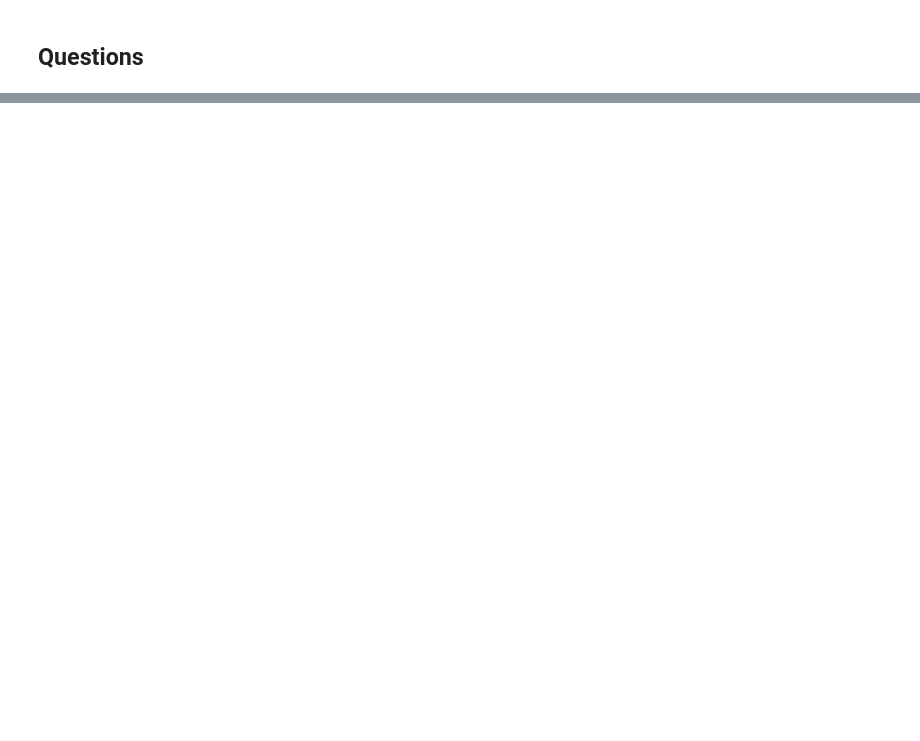
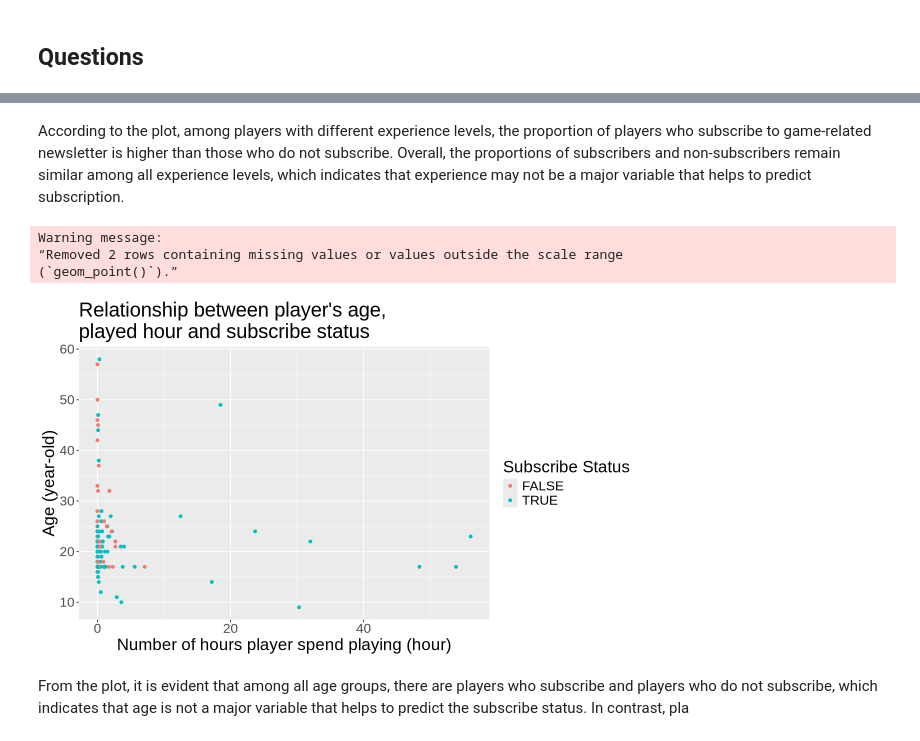
Before and after one commit to MrSaltyPotatoes/UBC-DSCI-100-Project, a Jupyter notebook: Individual Plan.ipynb, the cells around one changed output, grey strips where cells are left out. Drawn from its saved outputs; the diff is of its cells as text; code cells hidden in the pictures; blank space fills up the shorter version.

```diff
--- a/Individual Plan.ipynb
+++ b/Individual Plan.ipynb
@@ -117,0 +117,20 @@ The dataset `players.csv` contains the explanatory variables (`experience`,`play
+# %% [markdown]
+According to the plot, among players with different experience levels, the proportion of players who subscribe to game-related newsletter is higher than those who do not subscribe. Overall, the proportions of subscribers and non-subscribers remain similar among all experience levels, which indicates that experience may not be a major variable that helps to predict subscription.
+# %%
+age_played_hours <- players |>
+                    filter(played_hours <= 100) |>
+                    ggplot(aes(x = played_hours, y = Age, color = subscribe)) +
+                    geom_point() +
+                    xlab("Number of hours player spend playing (hour)") +
+                    ylab("Age (year-old)") +
+                    labs(color = "Subscribe Status") +
+                    ggtitle("Relationship between player's age, \nplayed hour and subscribe status") +
+                    theme(text = element_text(size = 20))
+age_played_hours
+# %% [output]
+Warning message:
+“Removed 2 rows containing missing values or values outside the scale range
+(`geom_point()`).”
+[figure, added]
+# %% [markdown]
+From the plot, it is evident that among all age groups, there are players who subscribe and players who do not subscribe, which indicates that age is not a major variable that helps to predict the subscribe status. In contrast, pla
```
Also changed, not shown: parts of 12 cells of this notebook.
